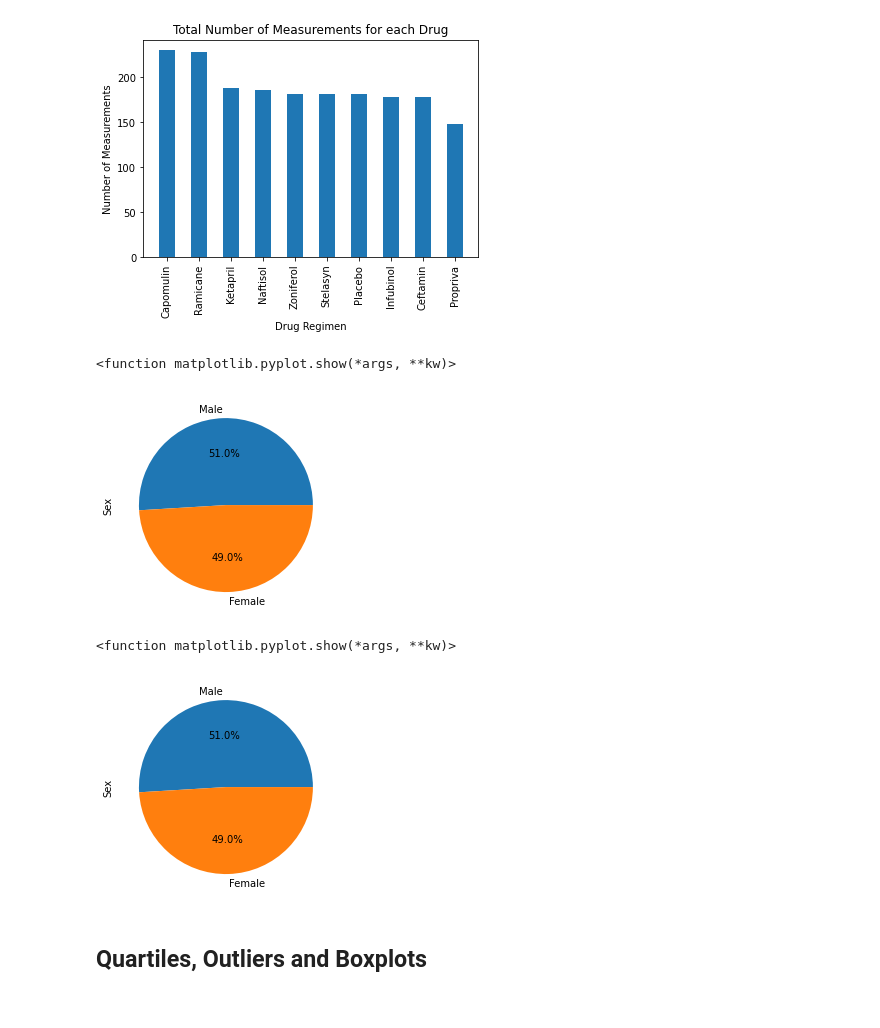
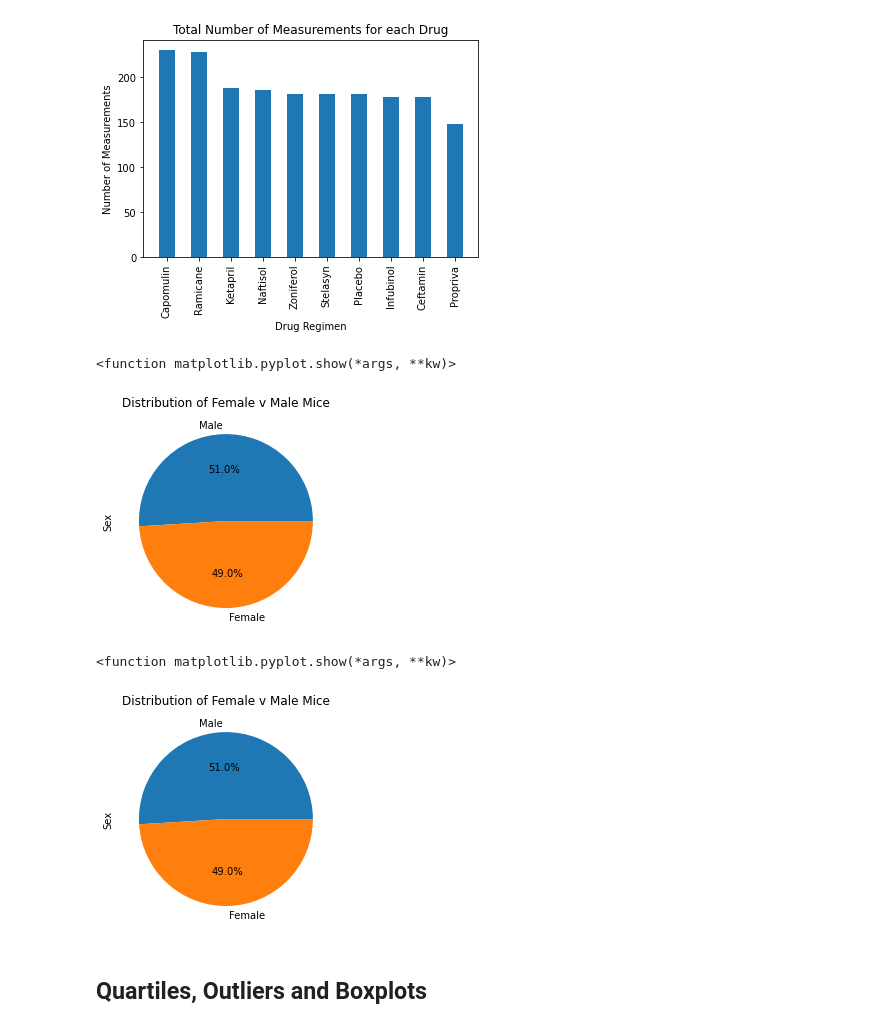
Before and after one commit to amramer45/matplotlib-challenge, a Jupyter notebook: Pymaceuticals/pymaceuticals.ipynb, the cells around one changed output. Cells and saved outputs as stored; diff of their text form; code cells hidden in the pictures.

```diff
--- a/Pymaceuticals/pymaceuticals.ipynb
+++ b/Pymaceuticals/pymaceuticals.ipynb
@@ -162,20 +162,22 @@ plt.show()
 # %%
 # Generate a pie plot showing the distribution of female versus male mice using pandas
 counts = clean_data.Sex.value_counts()
 counts.plot(kind = "pie", autopct = '%1.1f%%')
+plt.title('Distribution of Female v Male Mice')
 plt.show
 # %% [output]
 <function matplotlib.pyplot.show(*args, **kw)>
-[figure, old version]
+[figure, new version]
 # %%
 # Generate a pie plot showing the distribution of female versus male mice using pyplot
 counts = clean_data.Sex.value_counts()
 plt.pie(counts.values, labels = counts.index.values, autopct = '%1.1f%%')
 plt.ylabel("Sex")
+plt.title('Distribution of Female v Male Mice')
 plt.show
 # %% [output]
 <function matplotlib.pyplot.show(*args, **kw)>
-[figure, old version]
+[figure, new version]
 # %% [markdown]
 ## Quartiles, Outliers and Boxplots
 # %%
```
Also changed, not shown: parts of 3 cells of this notebook.
